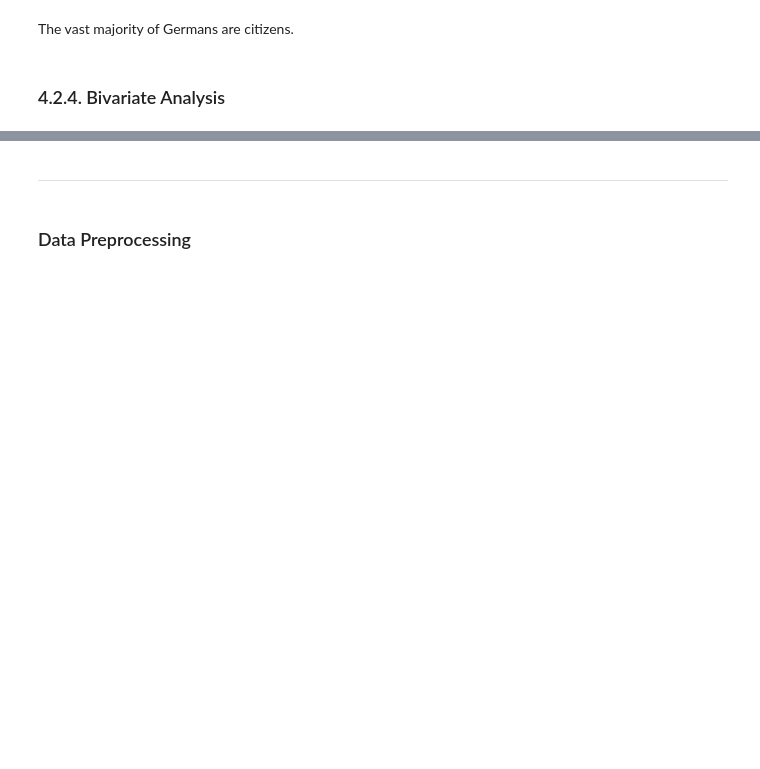
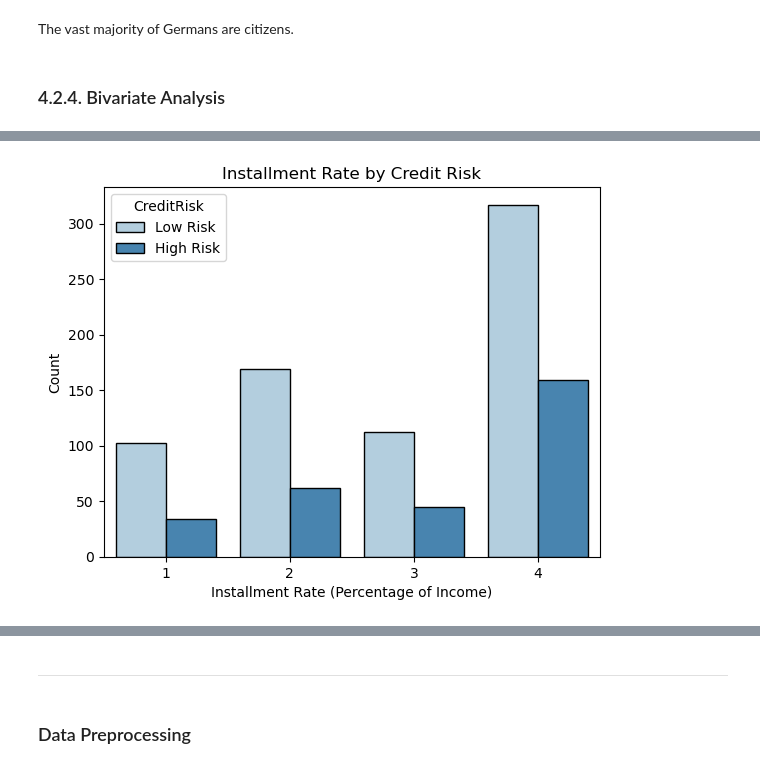
Before and after one commit to SMemic4/Credit-Risk-Classification, a Jupyter notebook: notebooks/credit_card_risk_classificaiton.ipynb, the cells around one changed output, grey strips where cells are left out. Cells and saved outputs as stored; diff of their text form; code cells hidden in the pictures; blank space fills up the shorter version.

```diff
--- a/notebooks/credit_card_risk_classificaiton.ipynb
+++ b/notebooks/credit_card_risk_classificaiton.ipynb
@@ -932,0 +1079,9 @@ The vast majority of Germans are citizens.
+# %%
+bar_graph(data = df,
+          x = 'InstallmentRate',
+          hue = 'CreditRisk',
+          title = 'Installment Rate by Credit Risk',
+          xlabel = 'Installment Rate (Percentage of Income)',
+          filename = 'InstallmentRate_CreditRisk_barplot.png')
+# %% [output]
+[figure, added]
```
Also changed, not shown: parts of 85 cells of this notebook, 23 other files.
